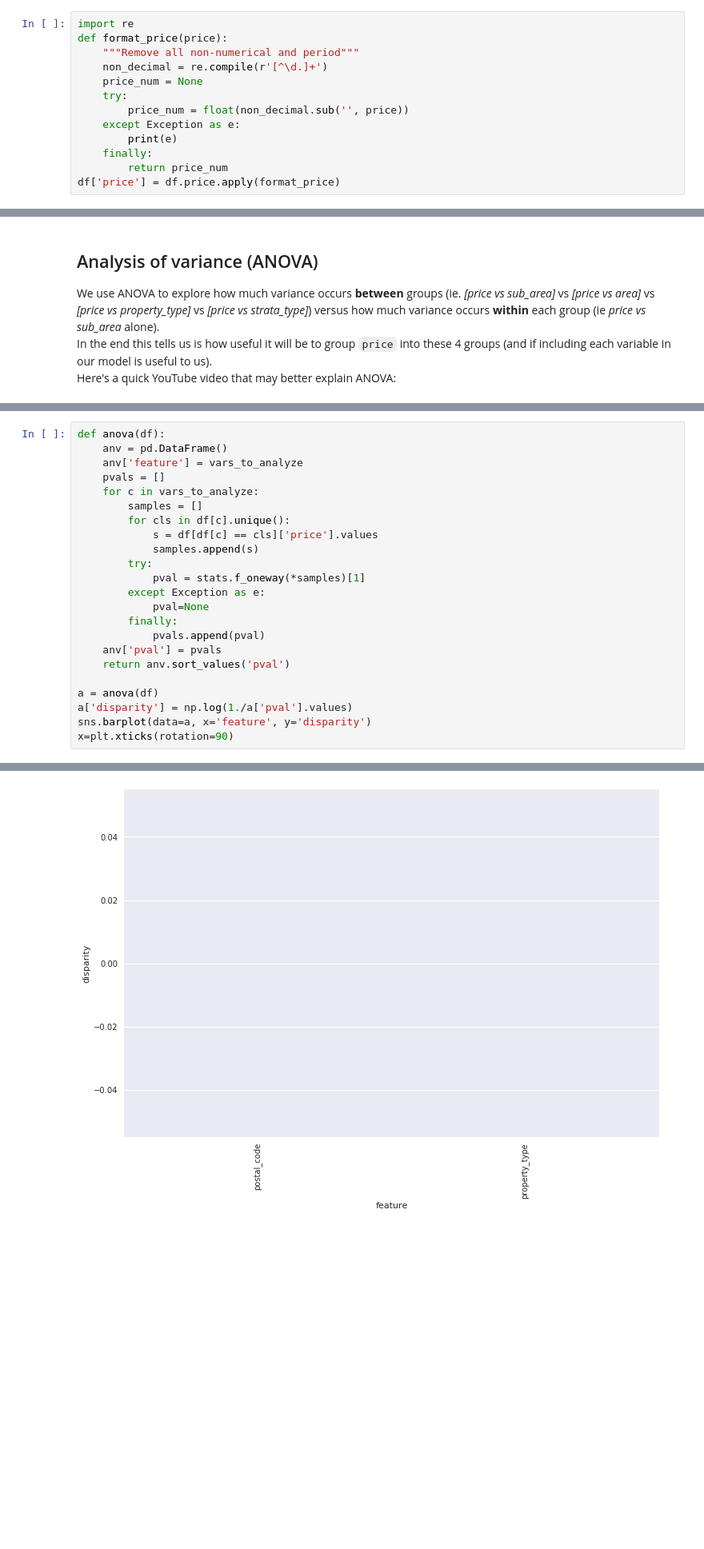
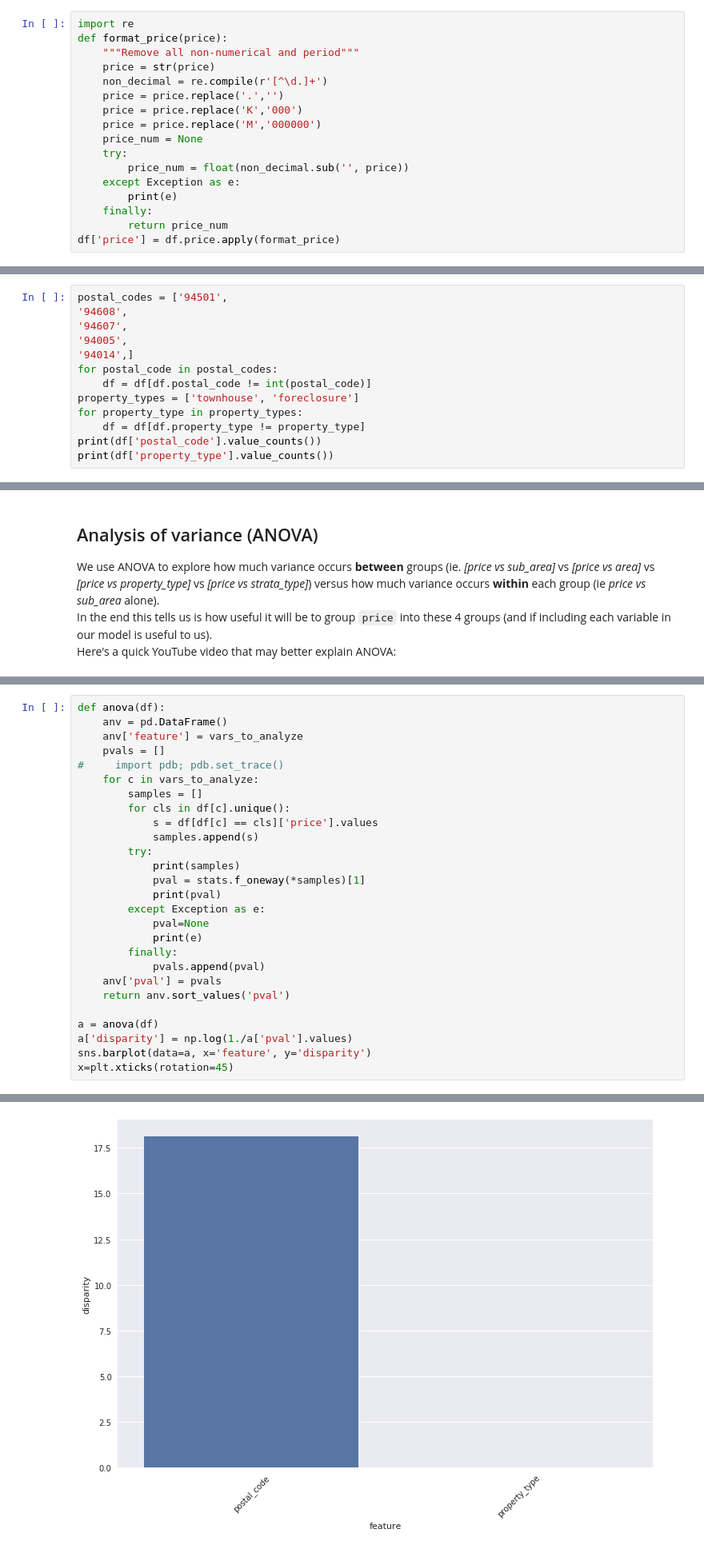
Before and after one commit to kylehounslow/mlbootcampSF, a Jupyter notebook: notebooks/1 - Exploratory Data Analysis.ipynb, the cells around one changed output, grey strips where cells are left out. Shown at 80% size. Cells and saved outputs as stored; diff of their text form; blank space fills up the shorter version.

```diff
--- a/notebooks/1 - Exploratory Data Analysis.ipynb
+++ b/notebooks/1 - Exploratory Data Analysis.ipynb
@@ -54,7 +72,11 @@ df.head(5)
 import re
 def format_price(price):
     """Remove all non-numerical and period"""
+    price = str(price)
     non_decimal = re.compile(r'[^\d.]+')
+    price = price.replace('.','')
+    price = price.replace('K','000')
+    price = price.replace('M','000000')
     price_num = None
     try:
         price_num = float(non_decimal.sub('', price))
@@ -495,0 +518,13 @@ Name: postal_code, dtype: int64
+# %%
+postal_codes = ['94501',
+'94608',
+'94607',
+'94005',
+'94014',]
+for postal_code in postal_codes:
+    df = df[df.postal_code != int(postal_code)]
+property_types = ['townhouse', 'foreclosure']
+for property_type in property_types:
+    df = df[df.property_type != property_type]
+print(df['postal_code'].value_counts())
+print(df['property_type'].value_counts())
@@ -524,15 +577,19 @@ def anova(df):
     anv = pd.DataFrame()
     anv['feature'] = vars_to_analyze
     pvals = []
+#     import pdb; pdb.set_trace()
     for c in vars_to_analyze:
         samples = []
         for cls in df[c].unique():
             s = df[df[c] == cls]['price'].values
             samples.append(s)
         try:
+            print(samples)
             pval = stats.f_oneway(*samples)[1]
+            print(pval)
         except Exception as e:
             pval=None
+            print(e)
         finally:
             pvals.append(pval)
     anv['pval'] = pvals
@@ -541,5 +598,5 @@ def anova(df):
 a = anova(df)
 a['disparity'] = np.log(1./a['pval'].values)
 sns.barplot(data=a, x='feature', y='disparity')
-x=plt.xticks(rotation=90)
+x=plt.xticks(rotation=45)
 # %% [output]
@@ -546,4 +620,4 @@ x=plt.xticks(rotation=90)
-[figure, old version]
+[figure, new version]
 # %% [markdown]
 This gives us a rough estimate of effect each variable will have on our model. It makes intuitive sense that `sub_area` is highest since a home in Point Grey is likely to be more expensive than one in Grandview.
 # %% [markdown]
```
Also changed, not shown: parts of 13 cells of this notebook.
